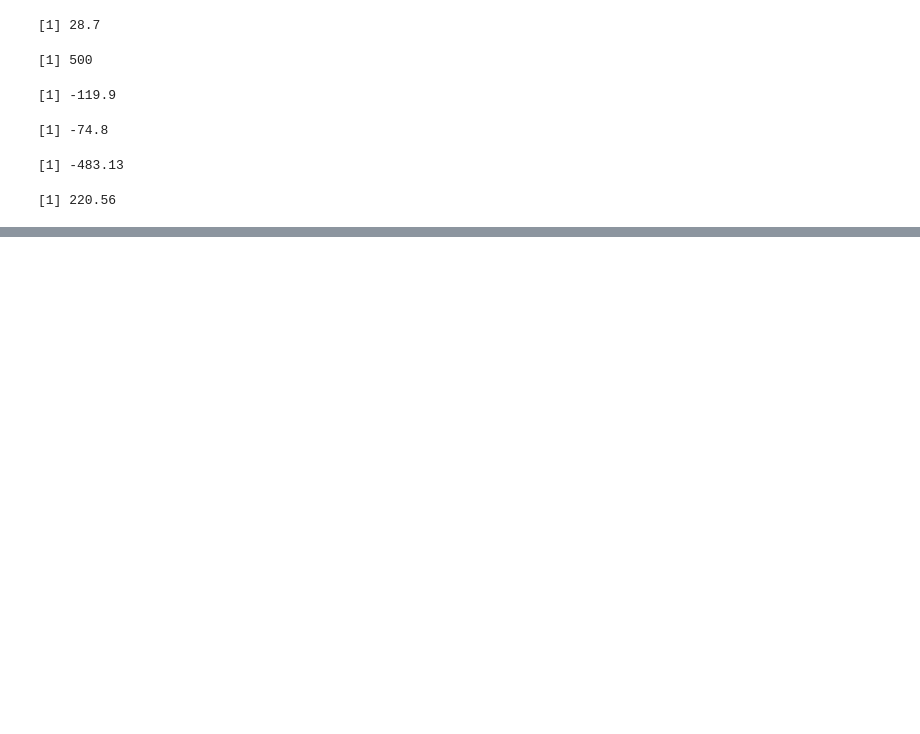
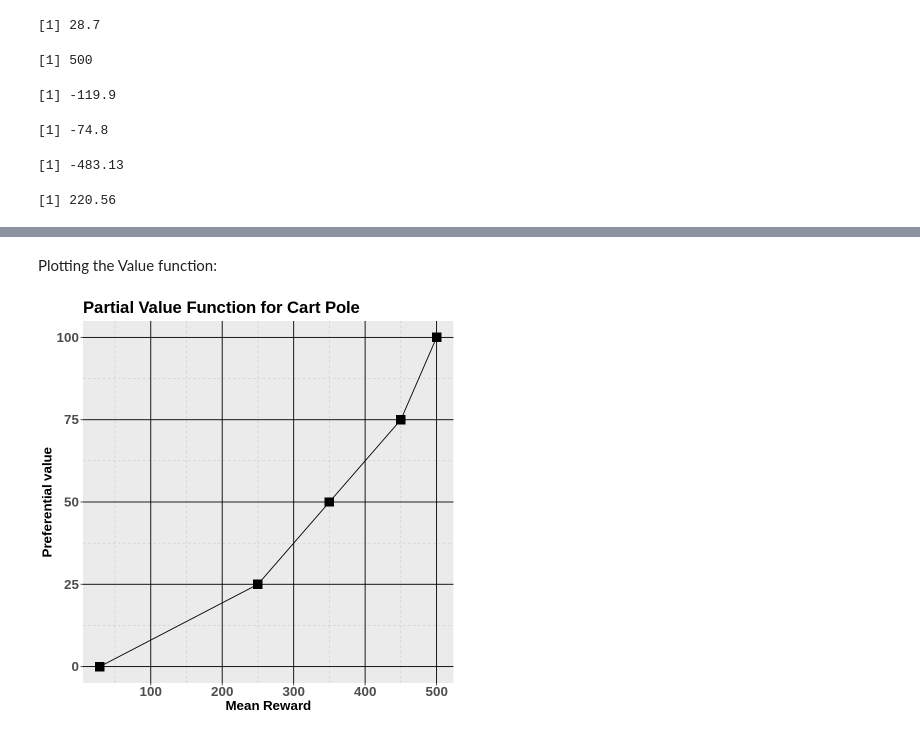
Before and after one commit to marlEvalDissertation/marlEvalDiss, a Jupyter notebook: Guideline_Data_Aggregation.ipynb, the cells around one changed output, grey strips where cells are left out. Saved outputs shown, nothing was run; the diff lists cells and outputs as text; code cells hidden in the pictures; blank space fills up the shorter version.

```diff
--- a/Guideline_Data_Aggregation.ipynb
+++ b/Guideline_Data_Aggregation.ipynb
@@ -126,0 +165,40 @@ max(max(a2cLuLa,dqnLuLa,ppoLuLa))
+# %% [markdown]
+Plotting the Value function:
+# %%
+# Load ggplot2 package
+library(ggplot2)
+
+# Create data frame for the points
+data <- data.frame(
+  x = c(28.7, 250, 350, 450, 500), # Your x values
+y =c(0, 25, 50, 75, 100) # Your corresponding y values
+)
+
+# Create piece-wise linear plot
+plot <- ggplot(data, aes(x = x, y = y)) +
+  geom_line() +
+  geom_point(shape = 15, size = 5, color = "black") +  # Square points, larger size, black color
+  labs(
+    x = "Mean Reward",  # Updated x-axis title
+    y = "Preferential value" ,   # Updated y-axis title
+      title = "Partial Value Function for Cart Pole"
+  ) +
+  scale_x_continuous(
+    limits = c(28.7, 500))+
+      #,            # Updated x-axis limits
+    #breaks = c(0, 10, 20, 30, 40, 50),  # Adjusted breaks
+    #labels = c("0", "10", "20", "30", "40", "50") # Adjusted labels
+  #) +
+  scale_y_continuous(limits = c(0, 100)) + # Updated y-axis limits
+  theme(
+    panel.grid.major = element_line(color = "black", linetype = "solid"),
+    panel.grid.minor = element_line(color = "gray", linetype = "dashed"),
+    axis.text = element_text(size = 16, face = "bold"),
+    axis.title = element_text(size = 16, face = "bold"),
+    plot.title = element_text(size = 20,face="bold")
+  )
+
+# Print the plot
+print(plot)
+# %% [output]
+[figure, added]
```
Also changed, not shown: parts of 6 cells of this notebook.
